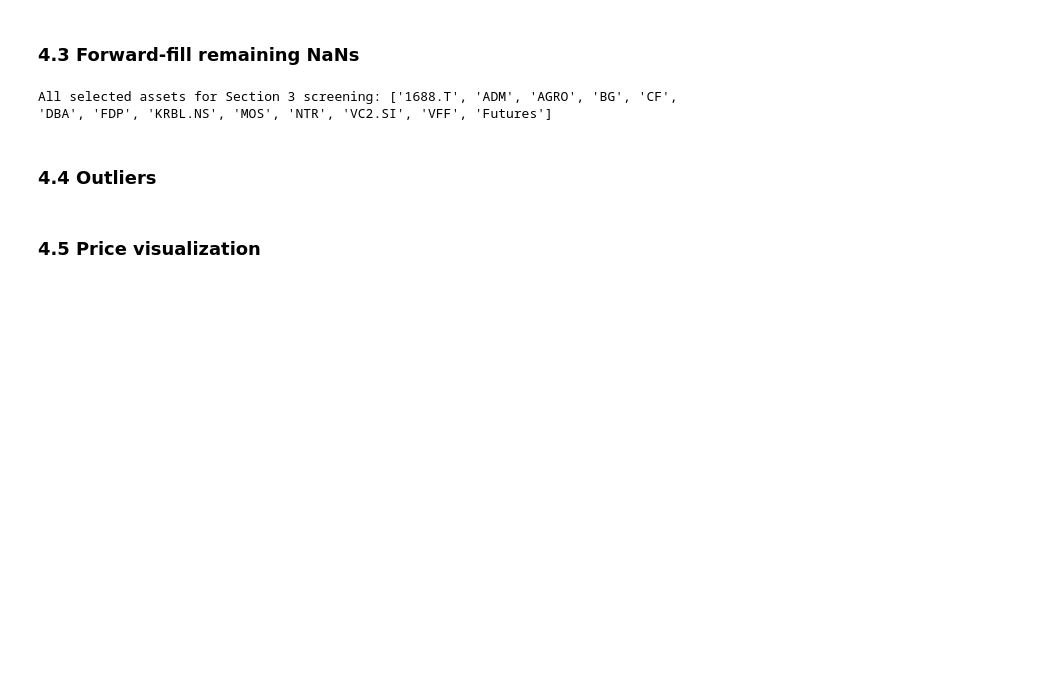
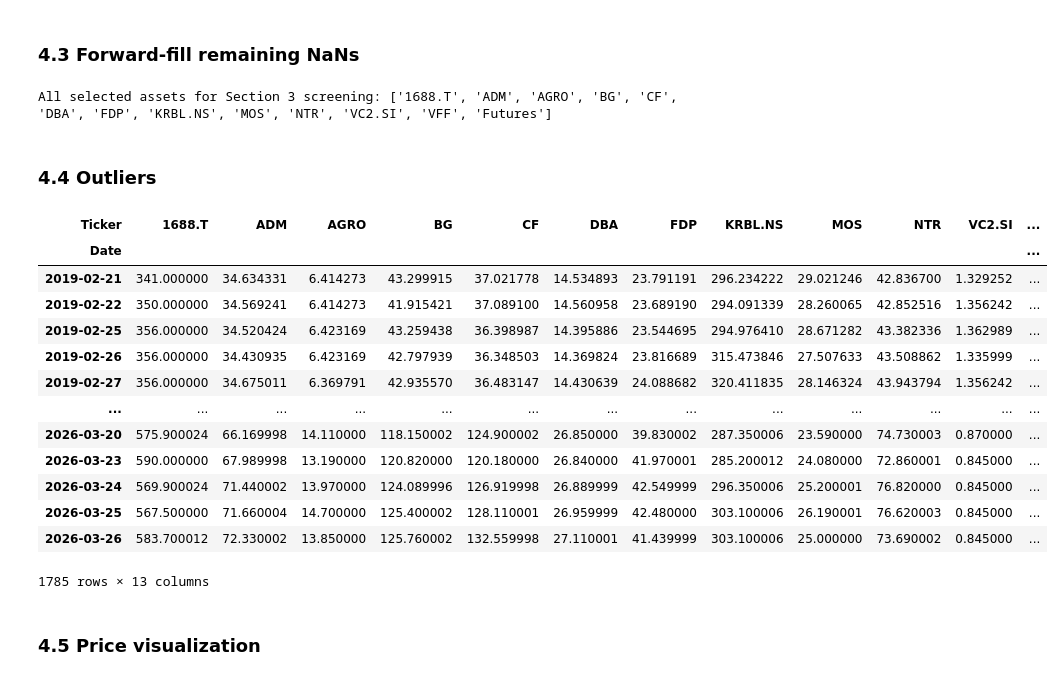
Before and after one commit to NatachaGsn/rice-trading-project, a Jupyter notebook: data.ipynb, the cells around one changed output. Cells and saved outputs as stored; diff of their text form; code cells hidden in the pictures; blank space fills up the shorter version.

```diff
--- a/data.ipynb
+++ b/data.ipynb
@@ -235,7 +238,7 @@ plt.show()
 # GLOBAL VARIABLES
 # ==========================
 
-START = '2020-01-01'
+START = '2018-01-01'
 # %% [markdown]
 ### 4.1 Keep rows where the Futures is available
 
@@ -328,6 +332,23 @@ print(f"All selected assets for Section 3 screening: {ALL_ASSETS}")
 All selected assets for Section 3 screening: ['1688.T', 'ADM', 'AGRO', 'BG', 'CF', 'DBA', 'FDP', 'KRBL.NS', 'MOS', 'NTR', 'VC2.SI', 'VFF', 'Futures']
 # %% [markdown]
 ### 4.4 Outliers
+# %%
+df
+# %% [output]
+| Ticker | 1688.T | ADM | AGRO | BG | CF | DBA | FDP | KRBL.NS | MOS | NTR | VC2.SI | ... |
+| Date |  |  |  |  |  |  |  |  |  |  |  | ... |
+| 2019-02-21 | 341.000000 | 34.634331 | 6.414273 | 43.299915 | 37.021778 | 14.534893 | 23.791191 | 296.234222 | 29.021246 | 42.836700 | 1.329252 | ... |
+| 2019-02-22 | 350.000000 | 34.569241 | 6.414273 | 41.915421 | 37.089100 | 14.560958 | 23.689190 | 294.091339 | 28.260065 | 42.852516 | 1.356242 | ... |
+| 2019-02-25 | 356.000000 | 34.520424 | 6.423169 | 43.259438 | 36.398987 | 14.395886 | 23.544695 | 294.976410 | 28.671282 | 43.382336 | 1.362989 | ... |
+| 2019-02-26 | 356.000000 | 34.430935 | 6.423169 | 42.797939 | 36.348503 | 14.369824 | 23.816689 | 315.473846 | 27.507633 | 43.508862 | 1.335999 | ... |
+| 2019-02-27 | 356.000000 | 34.675011 | 6.369791 | 42.935570 | 36.483147 | 14.430639 | 24.088682 | 320.411835 | 28.146324 | 43.943794 | 1.356242 | ... |
+| ... | ... | ... | ... | ... | ... | ... | ... | ... | ... | ... | ... | ... |
+| 2026-03-20 | 575.900024 | 66.169998 | 14.110000 | 118.150002 | 124.900002 | 26.850000 | 39.830002 | 287.350006 | 23.590000 | 74.730003 | 0.870000 | ... |
+| 2026-03-23 | 590.000000 | 67.989998 | 13.190000 | 120.820000 | 120.180000 | 26.840000 | 41.970001 | 285.200012 | 24.080000 | 72.860001 | 0.845000 | ... |
+| 2026-03-24 | 569.900024 | 71.440002 | 13.970000 | 124.089996 | 126.919998 | 26.889999 | 42.549999 | 296.350006 | 25.200001 | 76.820000 | 0.845000 | ... |
+| 2026-03-25 | 567.500000 | 71.660004 | 14.700000 | 125.400002 | 128.110001 | 26.959999 | 42.480000 | 303.100006 | 26.190001 | 76.620003 | 0.845000 | ... |
+| 2026-03-26 | 583.700012 | 72.330002 | 13.850000 | 125.760002 | 132.559998 | 27.110001 | 41.439999 | 303.100006 | 25.000000 | 73.690002 | 0.845000 | ... |
+1785 rows × 13 columns
 # %% [markdown]
 ### 4.5 Price visualization
 # %%
```
Also changed, not shown: parts of 11 cells of this notebook, 2 other files.
